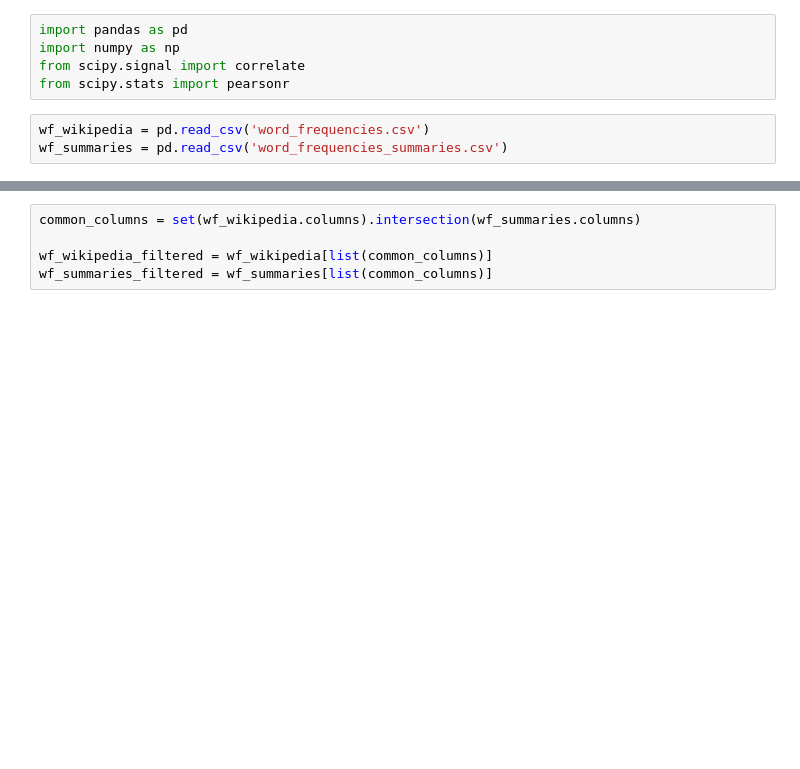
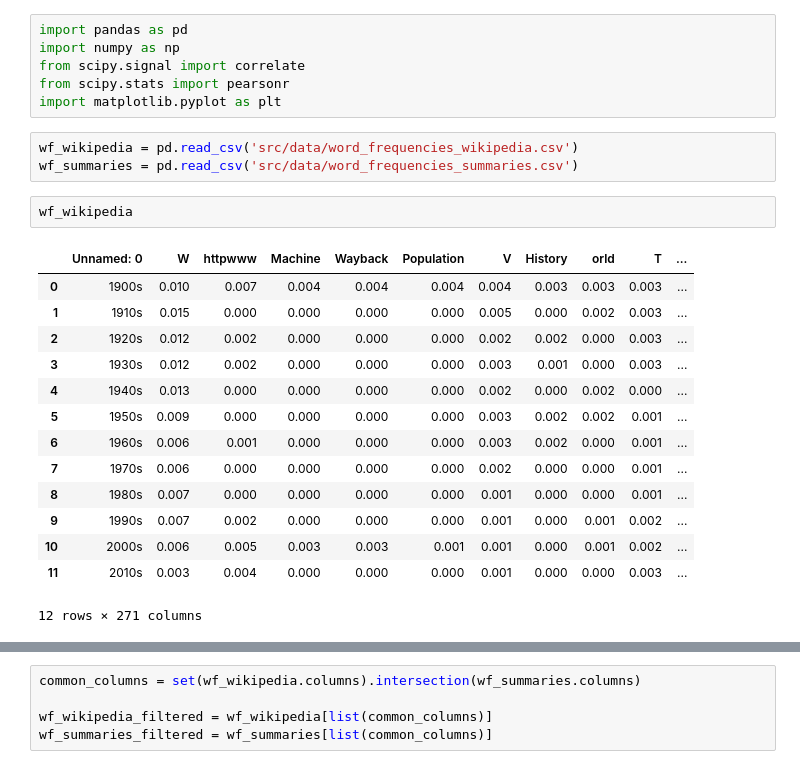
Before and after one commit to epfl-ada/ada-2024-project-analyticaldementialavengers, a Jupyter notebook: statistical analysis.ipynb, the cells around one changed output, grey strips where cells are left out. Drawn from its saved outputs; the diff is of its cells as text; blank space fills up the shorter version.

```diff
--- a/statistical analysis.ipynb
+++ b/statistical analysis.ipynb
@@ -3,6 +3,24 @@ import pandas as pd
 import numpy as np
 from scipy.signal import correlate
 from scipy.stats import pearsonr
+import matplotlib.pyplot as plt
 # %%
-wf_wikipedia = pd.read_csv('word_frequencies.csv')
-wf_summaries = pd.read_csv('word_frequencies_summaries.csv')
+wf_wikipedia = pd.read_csv('src/data/word_frequencies_wikipedia.csv')
+wf_summaries = pd.read_csv('src/data/word_frequencies_summaries.csv')
+# %%
+wf_wikipedia
+# %% [output]
+|  | Unnamed: 0 | W | httpwww | Machine | Wayback | Population | V | History | orld | T | ... |
+| 0 | 1900s | 0.010 | 0.007 | 0.004 | 0.004 | 0.004 | 0.004 | 0.003 | 0.003 | 0.003 | ... |
+| 1 | 1910s | 0.015 | 0.000 | 0.000 | 0.000 | 0.000 | 0.005 | 0.000 | 0.002 | 0.003 | ... |
+| 2 | 1920s | 0.012 | 0.002 | 0.000 | 0.000 | 0.000 | 0.002 | 0.002 | 0.000 | 0.003 | ... |
+| 3 | 1930s | 0.012 | 0.002 | 0.000 | 0.000 | 0.000 | 0.003 | 0.001 | 0.000 | 0.003 | ... |
+| 4 | 1940s | 0.013 | 0.000 | 0.000 | 0.000 | 0.000 | 0.002 | 0.000 | 0.002 | 0.000 | ... |
+| 5 | 1950s | 0.009 | 0.000 | 0.000 | 0.000 | 0.000 | 0.003 | 0.002 | 0.002 | 0.001 | ... |
+| 6 | 1960s | 0.006 | 0.001 | 0.000 | 0.000 | 0.000 | 0.003 | 0.002 | 0.000 | 0.001 | ... |
+| 7 | 1970s | 0.006 | 0.000 | 0.000 | 0.000 | 0.000 | 0.002 | 0.000 | 0.000 | 0.001 | ... |
+| 8 | 1980s | 0.007 | 0.000 | 0.000 | 0.000 | 0.000 | 0.001 | 0.000 | 0.000 | 0.001 | ... |
+| 9 | 1990s | 0.007 | 0.002 | 0.000 | 0.000 | 0.000 | 0.001 | 0.000 | 0.001 | 0.002 | ... |
+| 10 | 2000s | 0.006 | 0.005 | 0.003 | 0.003 | 0.001 | 0.001 | 0.000 | 0.001 | 0.002 | ... |
+| 11 | 2010s | 0.003 | 0.004 | 0.000 | 0.000 | 0.000 | 0.001 | 0.000 | 0.000 | 0.003 | ... |
+12 rows × 271 columns
```
Also changed, not shown: parts of 12 cells of this notebook, 6 other files.
